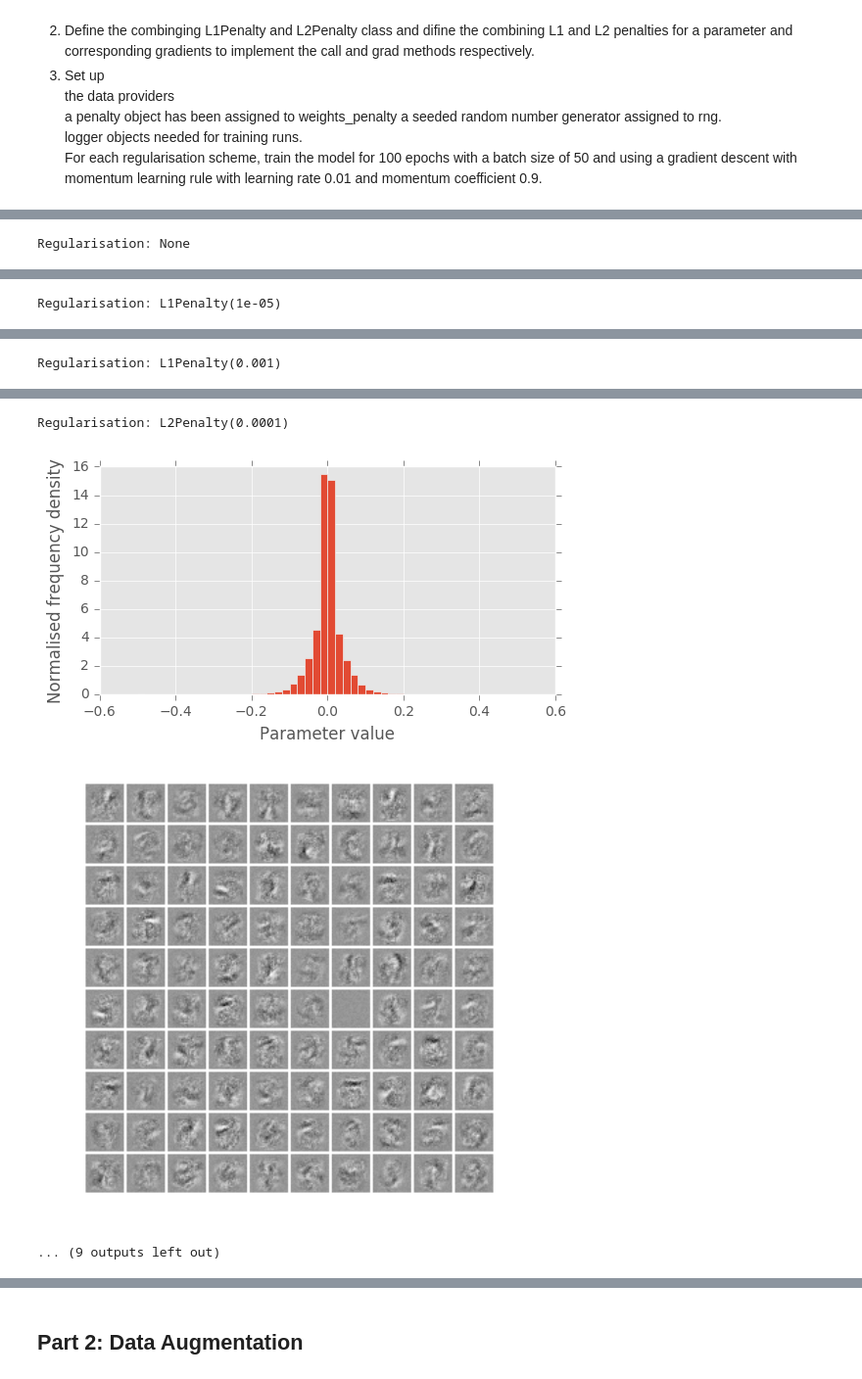
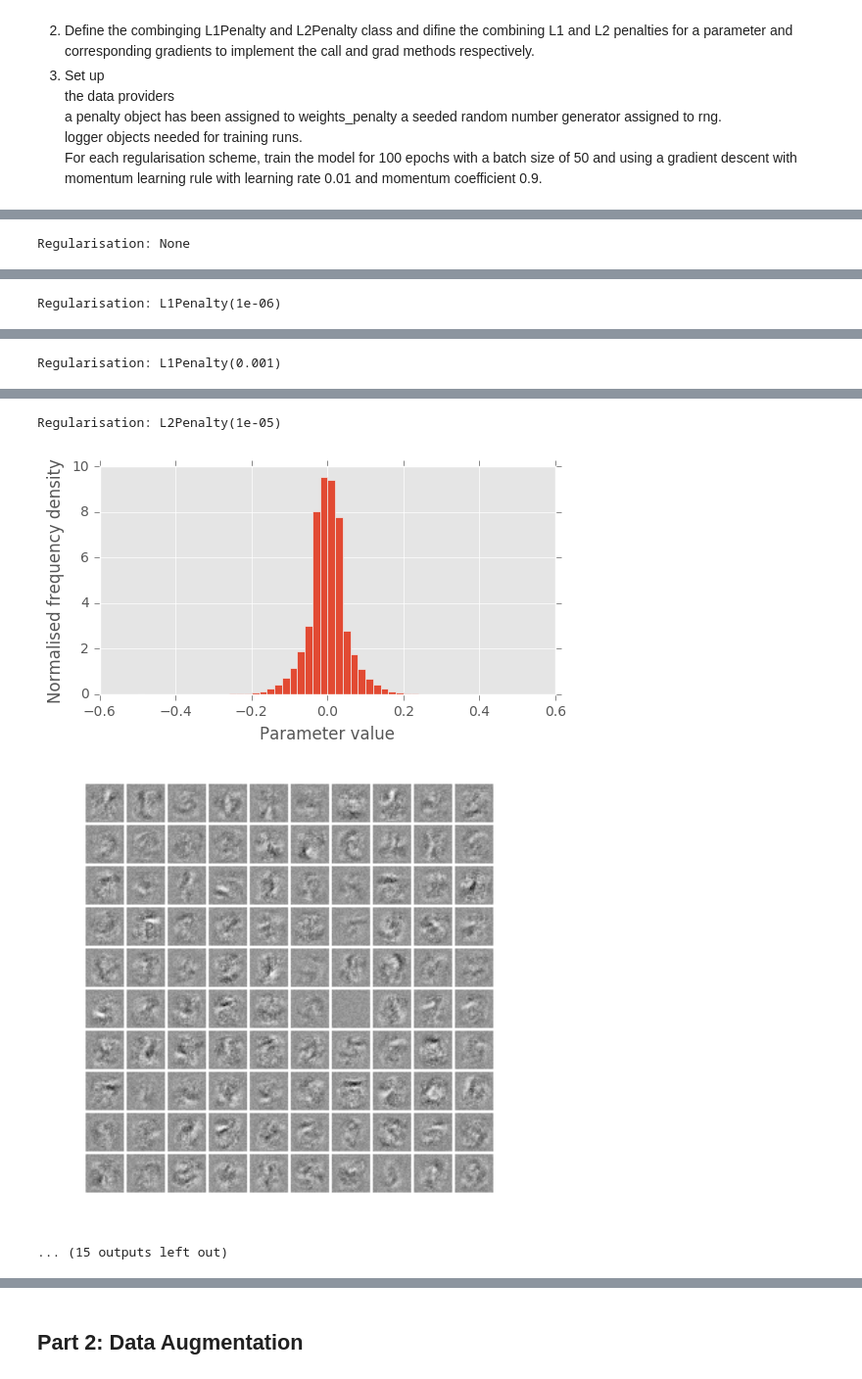
Before and after one commit to SsuYuChan/mlpractical, a Jupyter notebook: notebooks/Coursework_2.ipynb, the cells around one changed output, grey strips where cells are left out. Shown at 98% size. Saved outputs shown, nothing was run; the diff lists cells and outputs as text; code cells hidden in the pictures.

```diff
--- a/notebooks/Coursework_2.ipynb
+++ b/notebooks/Coursework_2.ipynb
@@ -195,12 +195,15 @@ data_monitors = {'acc': lambda y, t: (y.argmax(-1) == t.argmax(-1)).mean()}
 # %%
 weights_penalties = [
     None,
-    L1Penalty(1e-5),
+    L1Penalty(1e-6),
     L1Penalty(1e-3),
-    L2Penalty(1e-4),
+    L2Penalty(1e-5),
     L2Penalty(1e-2),
     combiningL1L2Penalty(1e-3, 1e-2),
-    combiningL1L2Penalty(1e-5, 1e-4)
+    combiningL1L2Penalty(1e-6, 1e-5),
+    combiningL1L2Penalty(1e-3, 1e-5),
+    combiningL1L2Penalty(1e-6, 1e-2)
+
 ]
 run_info = OrderedDict()
 models = OrderedDict()
@@ -405,12 +394,22 @@ def visualise_first_layer_weights(weights, fig_size=(5, 5)):
     plt.show()
     return fig, ax
 # %%
+count = 0
 for weight_penalty, model in models.items():
     print('Regularisation: {0}'.format(weight_penalty))
     _ = plot_param_histogram(model.params[0], interval=[-0.5, 0.5])
+    string1 = str(count) + 'ex1_fig_1.pdf'
+    string2 = str(count) + 'ex1_fig_2.pdf'
+    plt.show()
+    fig.tight_layout()
+    fig.savefig(string1)
     _ = visualise_first_layer_weights(model.params[0])
+    plt.show()
+    fig.tight_layout()
+    fig.savefig(string2)
+    count += 1
 # %% [output]
 Regularisation: None
 [figure]
 [figure]
-Regularisation: L1Penalty(1e-05)
+Regularisation: L1Penalty(1e-06)
@@ -418,8 +417,8 @@ Regularisation: L1Penalty(1e-05)
 [figure]
 Regularisation: L1Penalty(0.001)
 [figure]
 [figure]
-Regularisation: L2Penalty(0.0001)
+Regularisation: L2Penalty(1e-05)
-[figure, old version]
+[figure, new version]
 [figure]
-... (9 outputs left out)
+... (15 outputs left out)
```
Also changed, not shown: parts of 18 cells of this notebook.
